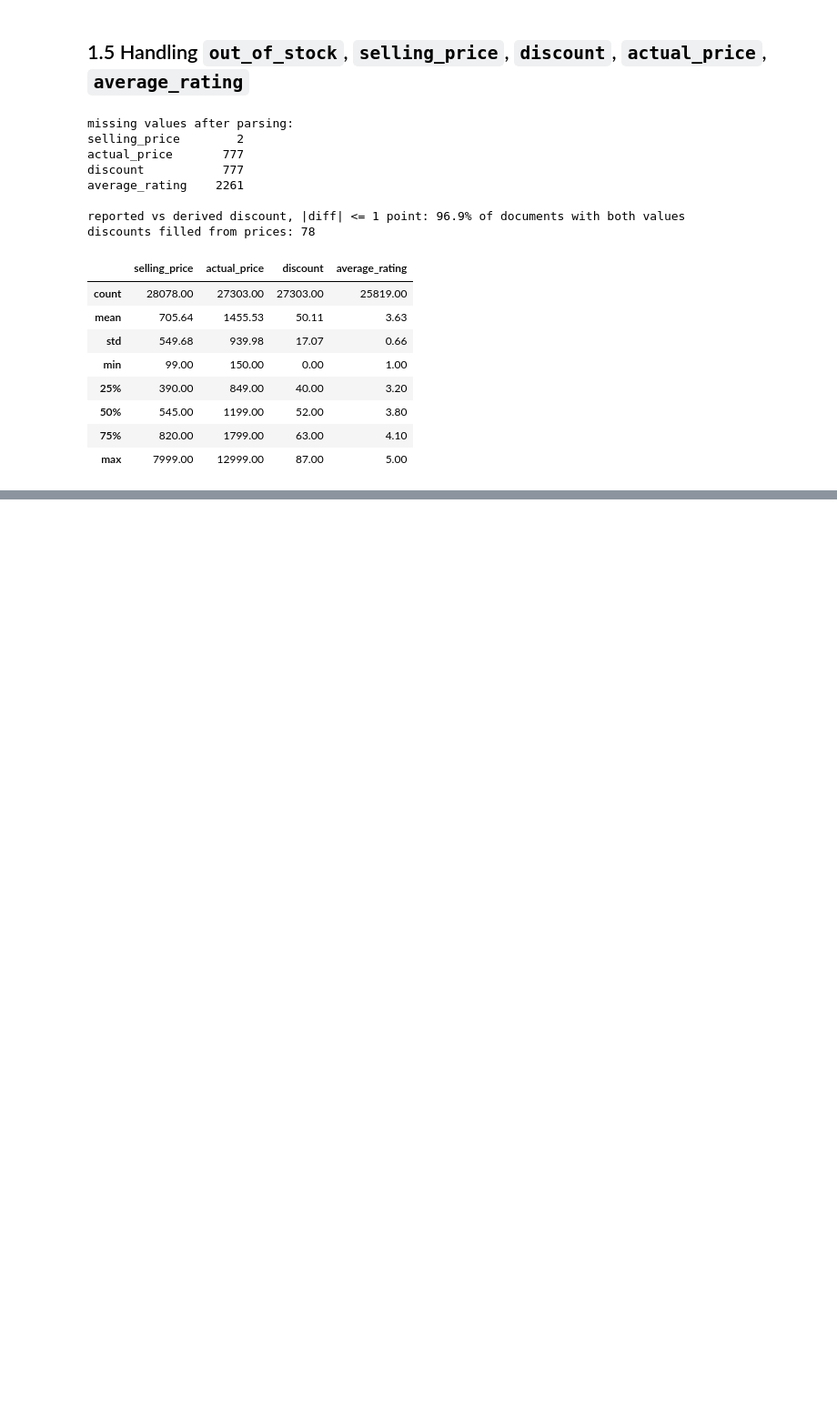
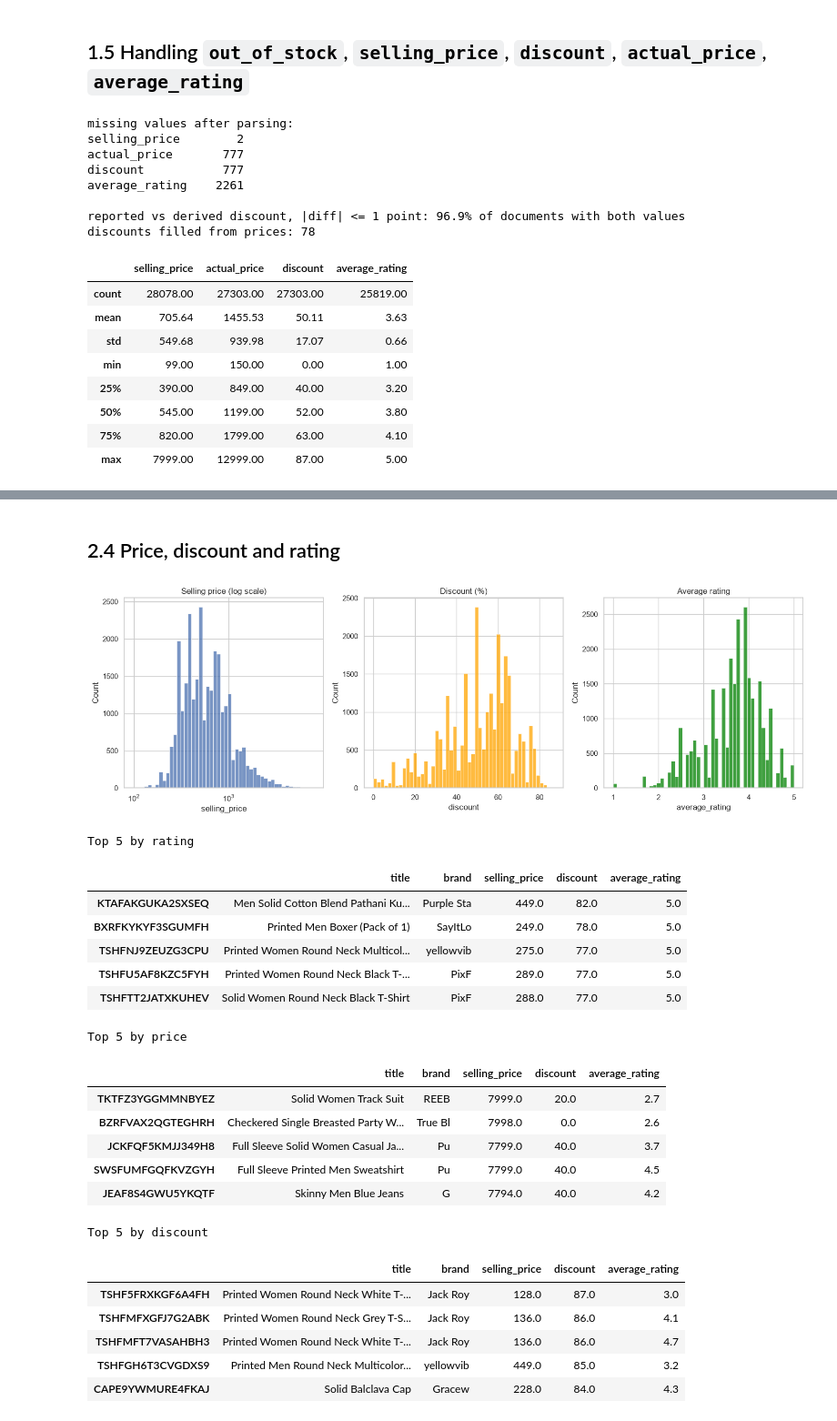
Before and after one commit to bielmongeortiz/irwa-final-project, a Jupyter notebook: project_progress/part_1/IRWA_part_1.ipynb, the cells around one changed output, grey strips where cells are left out. Shown at 91% size. Drawn from its saved outputs; the diff is of its cells as text; code cells hidden in the pictures; blank space fills up the shorter version.

```diff
--- a/project_progress/part_1/IRWA_part_1.ipynb
+++ b/project_progress/part_1/IRWA_part_1.ipynb
@@ -258,0 +412,42 @@ discounts filled from prices: 78
+# %% [markdown]
+## 2.4 Price, discount and rating
+# %%
+fig, axes = plt.subplots(1, 3, figsize=(15, 5))
+sns.histplot(processed.selling_price.dropna(), bins=50, log_scale=True, ax=axes[0])
+axes[0].set_title("Selling price (log scale)")
+sns.histplot(processed.discount.dropna(), bins=50, ax=axes[1], color="orange")
+axes[1].set_title("Discount (%)")
+sns.histplot(processed.average_rating.dropna(), bins=50, ax=axes[2], color="green")
+axes[2].set_title("Average rating")
+save_fig("numerical_distributions")
+
+cols = ["title", "brand", "selling_price", "discount", "average_rating"]
+print("Top 5 by rating") #secondly by discount
+display(processed.sort_values(["average_rating", "discount"], ascending=False)[cols].head(5))
+print("Top 5 by price")
+display(processed.sort_values("selling_price", ascending=False)[cols].head(5))
+print("Top 5 by discount")
+display(processed.sort_values("discount", ascending=False)[cols].head(5))
+# %% [output]
+[figure, added]
+Top 5 by rating
+|  | title | brand | selling_price | discount | average_rating |
+| KTAFAKGUKA2SXSEQ | Men Solid Cotton Blend Pathani Ku... | Purple Sta | 449.0 | 82.0 | 5.0 |
+| BXRFKYKYF3SGUMFH | Printed Men Boxer (Pack of 1) | SayItLo | 249.0 | 78.0 | 5.0 |
+| TSHFNJ9ZEUZG3CPU | Printed Women Round Neck Multicol... | yellowvib | 275.0 | 77.0 | 5.0 |
+| TSHFU5AF8KZC5FYH | Printed Women Round Neck Black T-... | PixF | 289.0 | 77.0 | 5.0 |
+| TSHFTT2JATXKUHEV | Solid Women Round Neck Black T-Shirt | PixF | 288.0 | 77.0 | 5.0 |
+Top 5 by price
+|  | title | brand | selling_price | discount | average_rating |
+| TKTFZ3YGGMMNBYEZ | Solid Women Track Suit | REEB | 7999.0 | 20.0 | 2.7 |
+| BZRFVAX2QGTEGHRH | Checkered Single Breasted Party W... | True Bl | 7998.0 | 0.0 | 2.6 |
+| JCKFQF5KMJJ349H8 | Full Sleeve Solid Women Casual Ja... | Pu | 7799.0 | 40.0 | 3.7 |
+| SWSFUMFGQFKVZGYH | Full Sleeve Printed Men Sweatshirt | Pu | 7799.0 | 40.0 | 4.5 |
+| JEAF8S4GWU5YKQTF | Skinny Men Blue Jeans | G | 7794.0 | 40.0 | 4.2 |
+Top 5 by discount
+|  | title | brand | selling_price | discount | average_rating |
+| TSHF5FRXKGF6A4FH | Printed Women Round Neck White T-... | Jack Roy | 128.0 | 87.0 | 3.0 |
+| TSHFMFXGFJ7G2ABK | Printed Women Round Neck Grey T-S... | Jack Roy | 136.0 | 86.0 | 4.1 |
+| TSHFMFT7VASAHBH3 | Printed Women Round Neck White T-... | Jack Roy | 136.0 | 86.0 | 4.7 |
+| TSHFGH6T3CVGDXS9 | Printed Men Round Neck Multicolor... | yellowvib | 449.0 | 85.0 | 3.2 |
+| CAPE9YWMURE4FKAJ | Solid Balclava Cap | Gracew | 228.0 | 84.0 | 4.3 |
```
Also changed, not shown: parts of 12 cells of this notebook, 5 other files.
